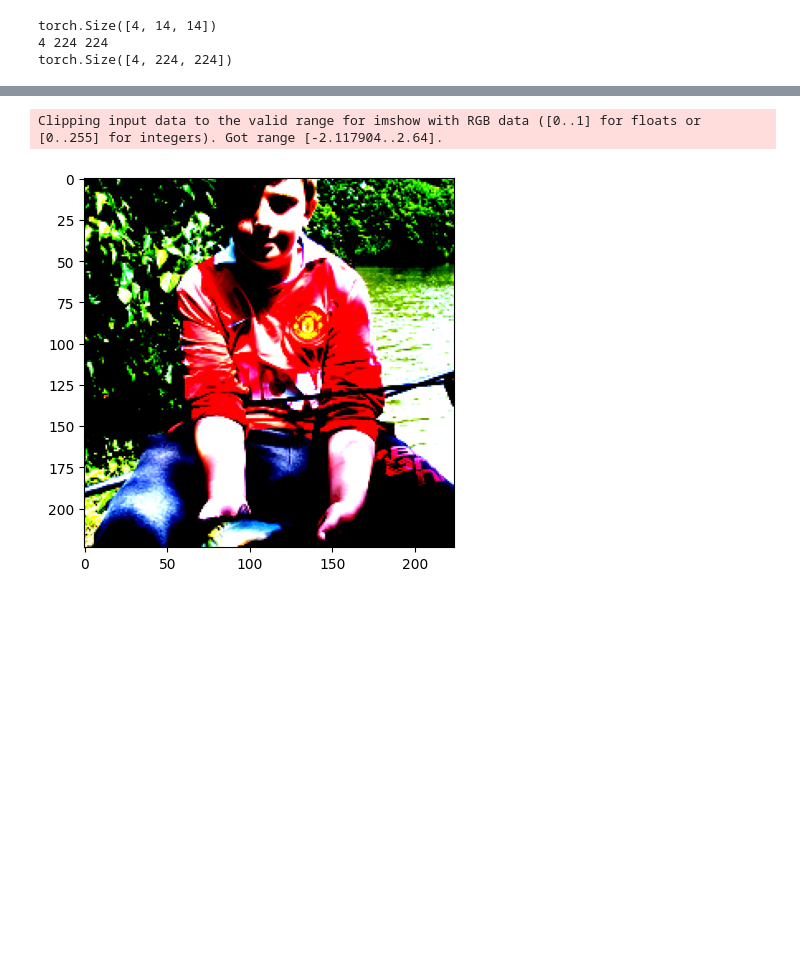
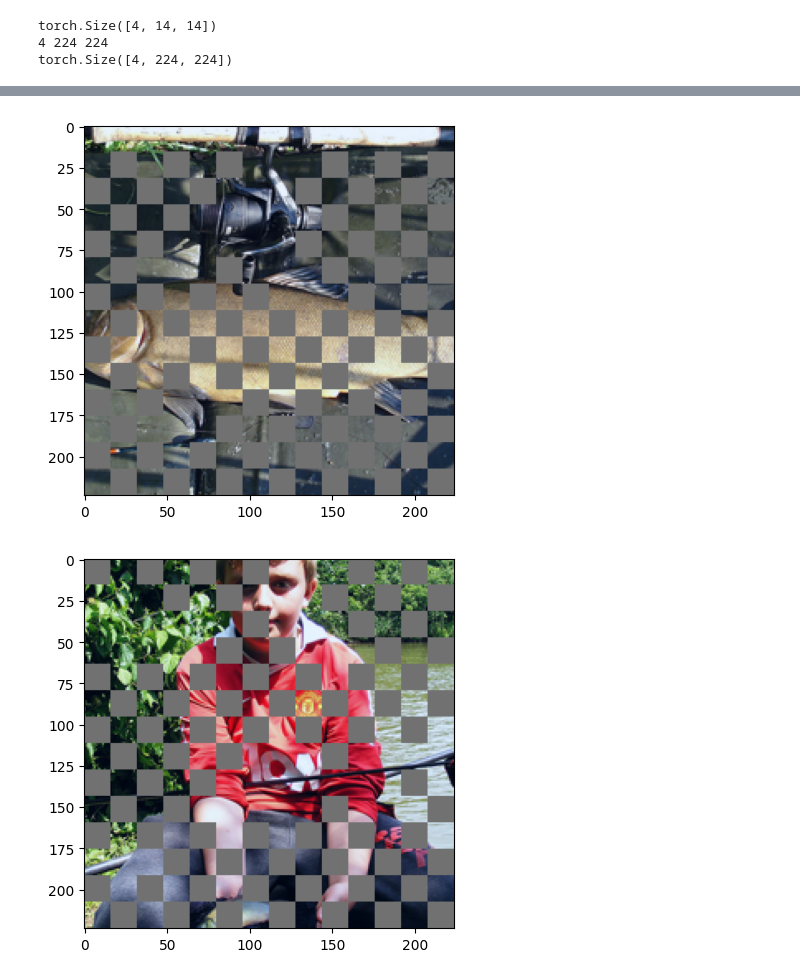
Before and after one commit to myunghakLee/mae_temp, a Jupyter notebook: mask_model_checking.ipynb, the cells around one changed output, grey strips where cells are left out. Drawn from its saved outputs; the diff is of its cells as text; code cells hidden in the pictures; blank space fills up the shorter version.

```diff
--- a/mask_model_checking.ipynb
+++ b/mask_model_checking.ipynb
@@ -112,7 +112,7 @@ Transform: Compose(
                Normalize(mean=(0.485, 0.456, 0.406), std=(0.229, 0.224, 0.225))
            )
 # %%
-FineTune = "/data/docparser_mh/temp/mae_temp/output_dir/checkpoint-1.pth"
+FineTune = "/data/docparser_mh/temp/mae_temp/checkpoint-94.pth"
 
 checkpoint = torch.load(FineTune, map_location='cpu', weights_only=False)
 checkpoint_model = checkpoint['model']
@@ -210,7 +211,7 @@ for data_iter_step, (samples, targets) in enumerate(data_loader_val):
     print(B, H, W)
     mask = mask.unsqueeze(1)
 
-    mask = F.interpolate(mask, size=(H, W), mode='bilinear', align_corners=False)
+    mask = F.interpolate(mask, size=(H, W), mode='nearest')
     mask = mask.squeeze()
     print(mask.shape)
     break
@@ -223,15 +222,19 @@ torch.Size([4, 224, 224])
 # %%
 from matplotlib import pyplot as plt
-idx = 2
+idx = 3
+for idx in range(len(samples)):
 
 
 
+    image = samples[idx].cpu() * mask[idx]
+    image -= image.min()
+    image /= image.max()
+    plt.imshow(image.permute(1,2,0))
+    plt.show()
 
-image = samples[idx].cpu() * mask[idx]
-image -= image.min()
-image /= image.max()
-plt.imshow(image.permute(1,2,0))
+image_original = samples[idx].cpu()
+image_original -= image_original.min()
+image_original /= image_original.max()
+plt.imshow(image_original.permute(1,2,0))
 plt.show()
-plt.imshow(samples[idx].cpu().permute(1,2,0))
-plt.show()
 # %% [output]
@@ -239,2 +242,2 @@ plt.show()
-Clipping input data to the valid range for imshow with RGB data ([0..1] for floats or [0..255] for integers). Got range [-2.117904..2.64].
-[figure, old version]
+[figure, new version]
+[figure, added]
```
Also changed, not shown: parts of 18 cells of this notebook, 2 other files.
